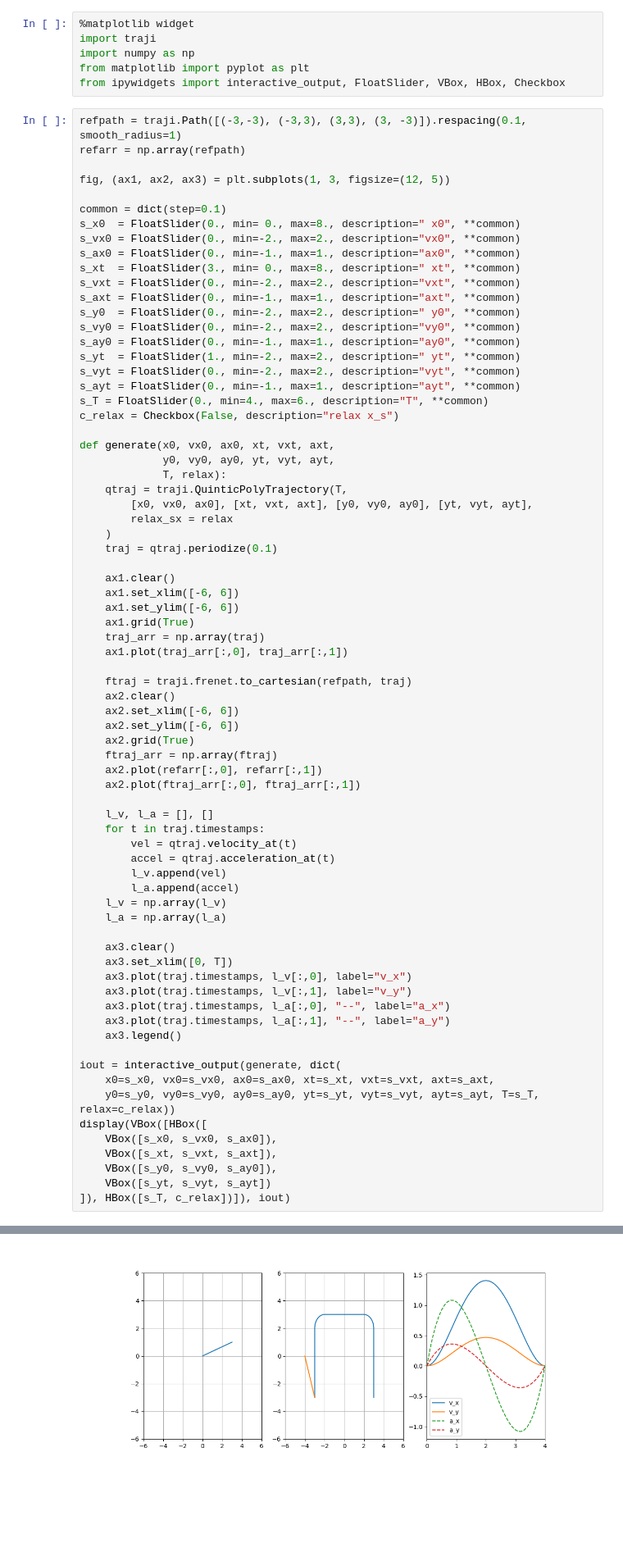
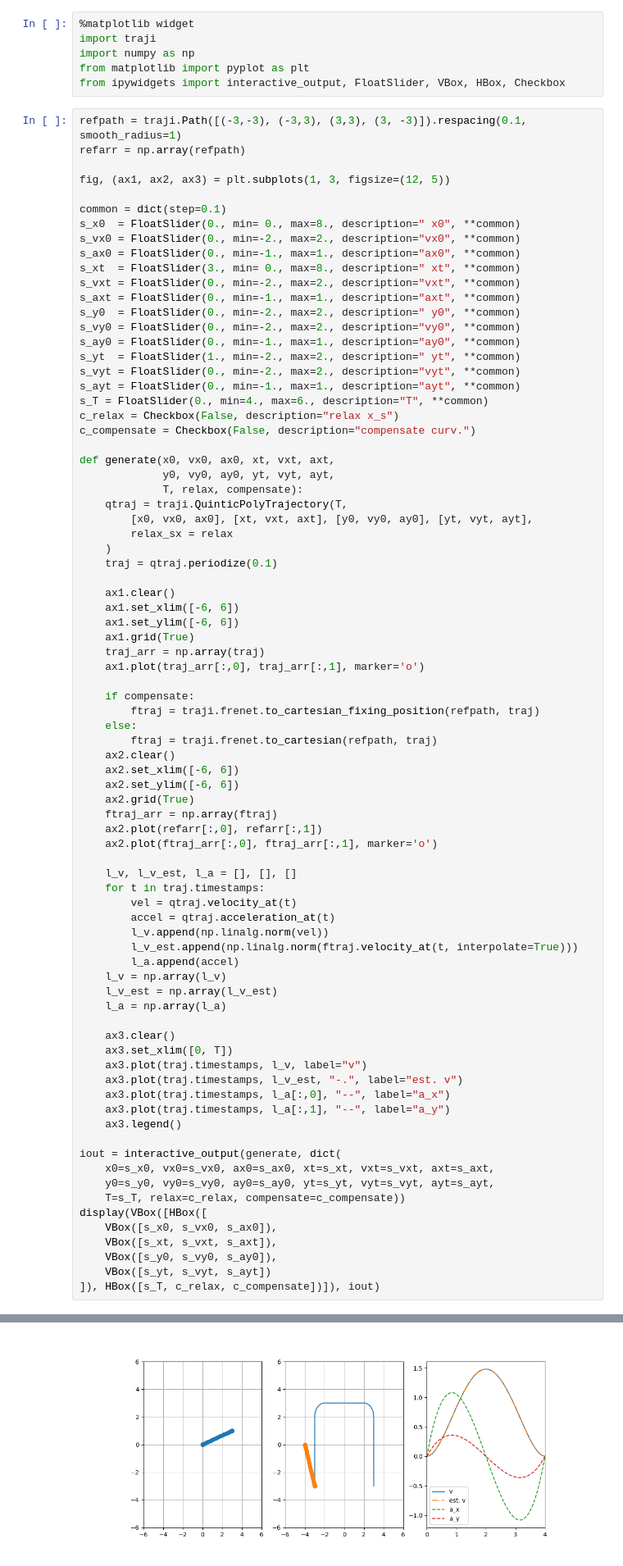
Before and after one commit to cmpute/traji, a Jupyter notebook: examples/quintic_frenet.ipynb, the cells around one changed output, grey strips where cells are left out. Shown at 82% size. Drawn from its saved outputs; the diff is of its cells as text; blank space fills up the shorter version.

Commit message:
Fix frenet and bindings

```diff
--- a/examples/quintic_frenet.ipynb
+++ b/examples/quintic_frenet.ipynb
@@ -25,10 +25,11 @@ s_vyt = FloatSlider(0., min=-2., max=2., description="vyt", **common)
 s_ayt = FloatSlider(0., min=-1., max=1., description="ayt", **common)
 s_T = FloatSlider(0., min=4., max=6., description="T", **common)
 c_relax = Checkbox(False, description="relax x_s")
+c_compensate = Checkbox(False, description="compensate curv.")
 
 def generate(x0, vx0, ax0, xt, vxt, axt,
              y0, vy0, ay0, yt, vyt, ayt,
-             T, relax):
+             T, relax, compensate):
     qtraj = traji.QuinticPolyTrajectory(T,
         [x0, vx0, ax0], [xt, vxt, axt], [y0, vy0, ay0], [yt, vyt, ayt],
         relax_sx = relax
@@ -40,44 +41,50 @@ def generate(x0, vx0, ax0, xt, vxt, axt,
     ax1.set_ylim([-6, 6])
     ax1.grid(True)
     traj_arr = np.array(traj)
-    ax1.plot(traj_arr[:,0], traj_arr[:,1])
+    ax1.plot(traj_arr[:,0], traj_arr[:,1], marker='o')
 
-    ftraj = traji.frenet.to_cartesian(refpath, traj)
+    if compensate:
+        ftraj = traji.frenet.to_cartesian_fixing_position(refpath, traj)
+    else:
+        ftraj = traji.frenet.to_cartesian(refpath, traj)
     ax2.clear()
     ax2.set_xlim([-6, 6])
     ax2.set_ylim([-6, 6])
     ax2.grid(True)
     ftraj_arr = np.array(ftraj)
     ax2.plot(refarr[:,0], refarr[:,1])
-    ax2.plot(ftraj_arr[:,0], ftraj_arr[:,1])
+    ax2.plot(ftraj_arr[:,0], ftraj_arr[:,1], marker='o')
 
-    l_v, l_a = [], []
+    l_v, l_v_est, l_a = [], [], []
     for t in traj.timestamps:
         vel = qtraj.velocity_at(t)
         accel = qtraj.acceleration_at(t)
-        l_v.append(vel)
+        l_v.append(np.linalg.norm(vel))
+        l_v_est.append(np.linalg.norm(ftraj.velocity_at(t, interpolate=True)))
         l_a.append(accel)
     l_v = np.array(l_v)
+    l_v_est = np.array(l_v_est)
     l_a = np.array(l_a)
 
     ax3.clear()
     ax3.set_xlim([0, T])
-    ax3.plot(traj.timestamps, l_v[:,0], label="v_x")
-    ax3.plot(traj.timestamps, l_v[:,1], label="v_y")
+    ax3.plot(traj.timestamps, l_v, label="v")
+    ax3.plot(traj.timestamps, l_v_est, "-.", label="est. v")
     ax3.plot(traj.timestamps, l_a[:,0], "--", label="a_x")
     ax3.plot(traj.timestamps, l_a[:,1], "--", label="a_y")
     ax3.legend()
 
 iout = interactive_output(generate, dict(
     x0=s_x0, vx0=s_vx0, ax0=s_ax0, xt=s_xt, vxt=s_vxt, axt=s_axt,
-    y0=s_y0, vy0=s_vy0, ay0=s_ay0, yt=s_yt, vyt=s_vyt, ayt=s_ayt, T=s_T, relax=c_relax))
+    y0=s_y0, vy0=s_vy0, ay0=s_ay0, yt=s_yt, vyt=s_vyt, ayt=s_ayt,
+    T=s_T, relax=c_relax, compensate=c_compensate))
 display(VBox([HBox([
     VBox([s_x0, s_vx0, s_ax0]),
     VBox([s_xt, s_vxt, s_axt]),
     VBox([s_y0, s_vy0, s_ay0]),
     VBox([s_yt, s_vyt, s_ayt])
-]), HBox([s_T, c_relax])]), iout)
+]), HBox([s_T, c_relax, c_compensate])]), iout)
 # %% [output]
 VBox(children=(HBox(children=(VBox(children=(FloatSlider(value=0.0, description=' x0', max=8.0), FloatSlider(v…
 [interactive output not drawn]
-[figure, old version]
+[figure, new version]
```
Also changed, not shown: 8 other files.
